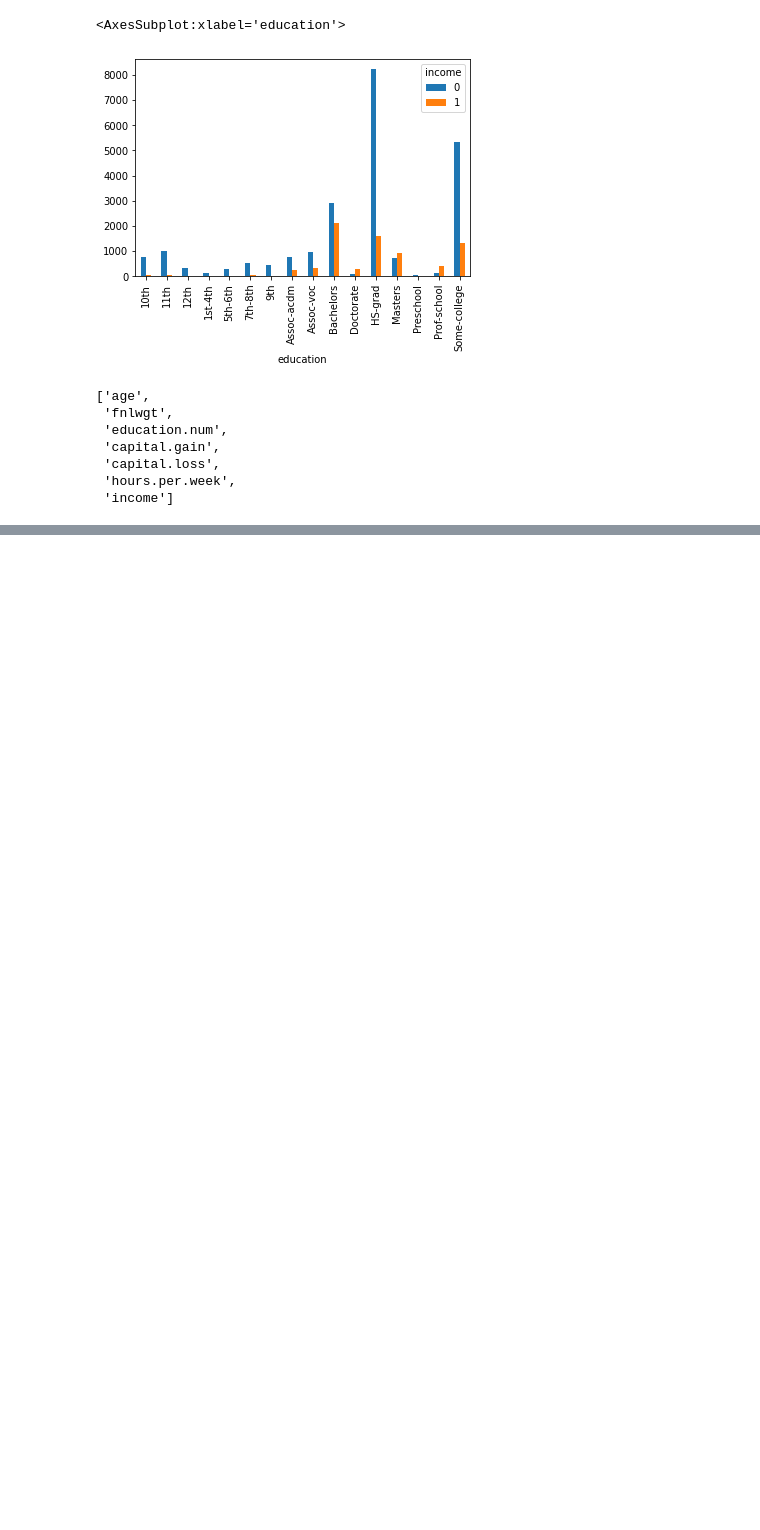
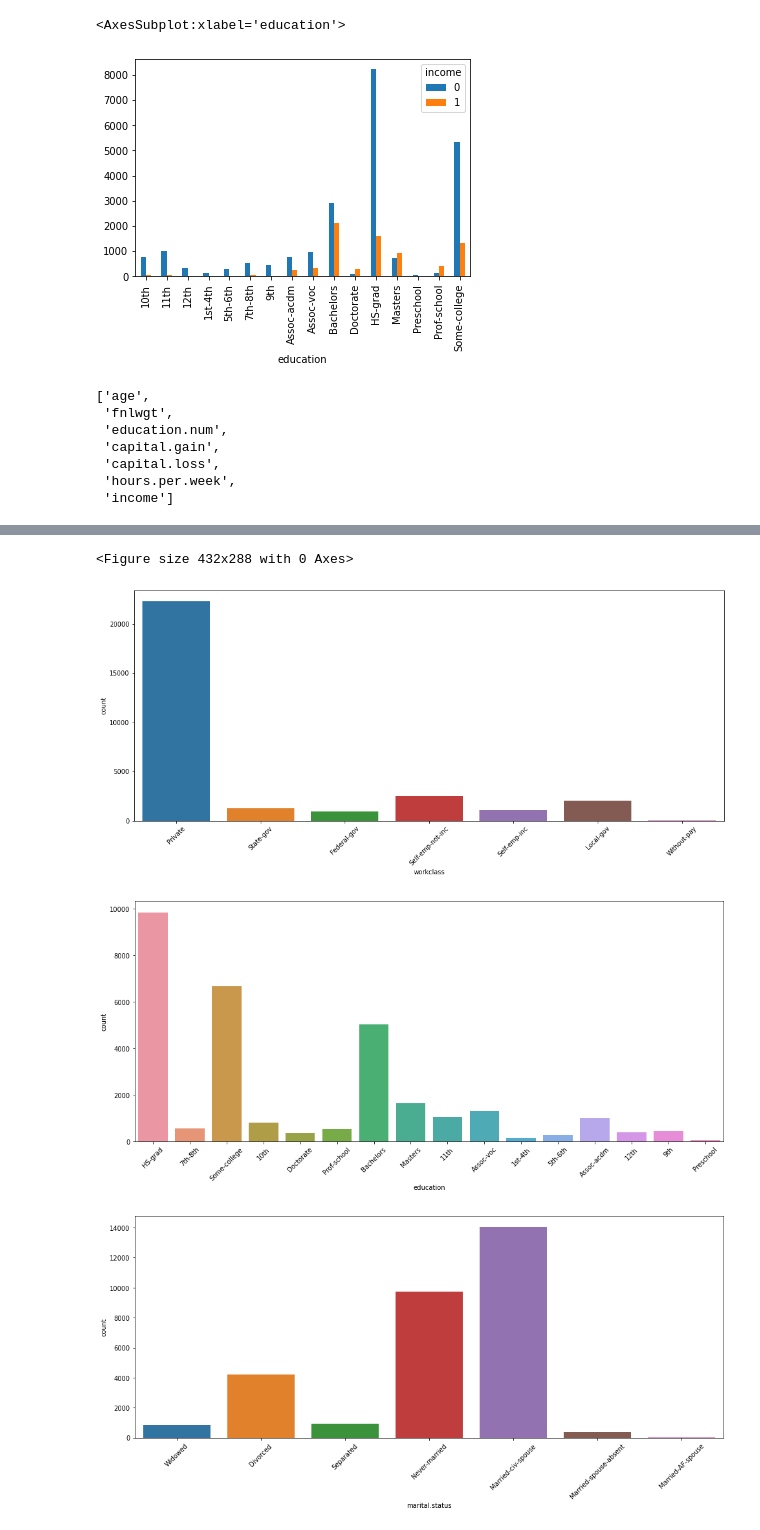
Before and after one commit to ram130849/annual_income_classification_using_Xg_boost_LightBGM, a Jupyter notebook: Adult_Income_Classification_Using_XGBoost.ipynb, the cells around one changed output, grey strips where cells are left out. Drawn from its saved outputs; the diff is of its cells as text; code cells hidden in the pictures; blank space fills up the shorter version.

```diff
--- a/Adult_Income_Classification_Using_XGBoost.ipynb
+++ b/Adult_Income_Classification_Using_XGBoost.ipynb
@@ -273,0 +282,7 @@ plt.subtitle('')
+# %%
+#categorical columns
+cat_col=[]
+for i in df.columns:
+    if df[i].dtype=='object':
+        cat_col.append(i)
+cat_col
@@ -273,0 +298,16 @@ plt.subtitle('')
+# %%
+# categorical columns
+plt.suptitle('Univariate Analysis of Categorical Features', fontsize=20, fontweight='bold', alpha=0.8, y=1.)
+for i in range(0, len(cat_col)):
+    plt.figure(figsize=(40, 50))
+    plt.subplot(8, 3, i+1)
+    sns.countplot(x=df[cat_col[i]])
+    plt.xlabel(cat_col[i])
+    plt.xticks(rotation=45)
+    plt.tight_layout()
+plt.show()
+# %% [output]
+<Figure size 432x288 with 0 Axes>
+[figure, added]
+[figure, added]
+[figure, added]
```
Also changed, not shown: parts of 7 cells of this notebook.
